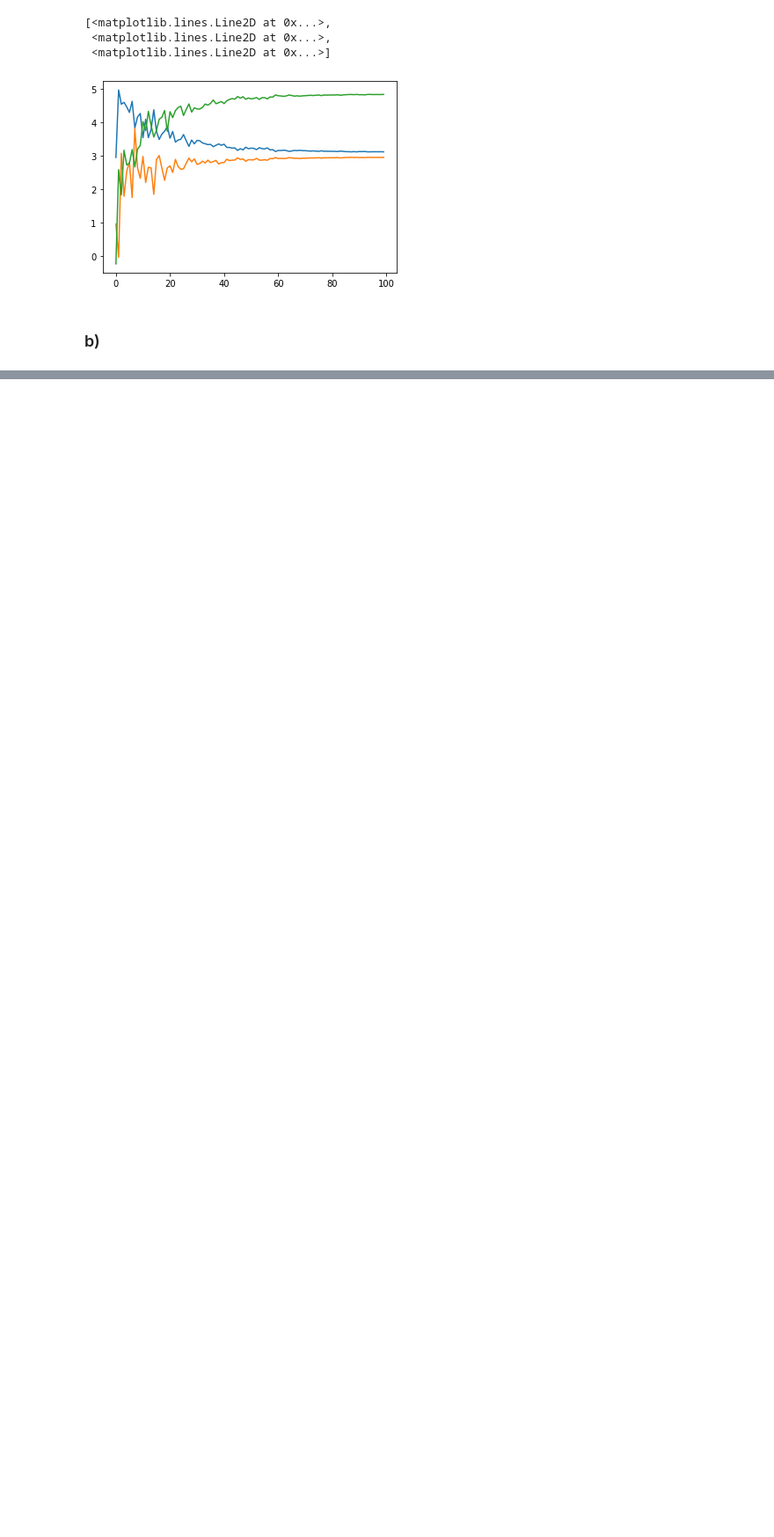
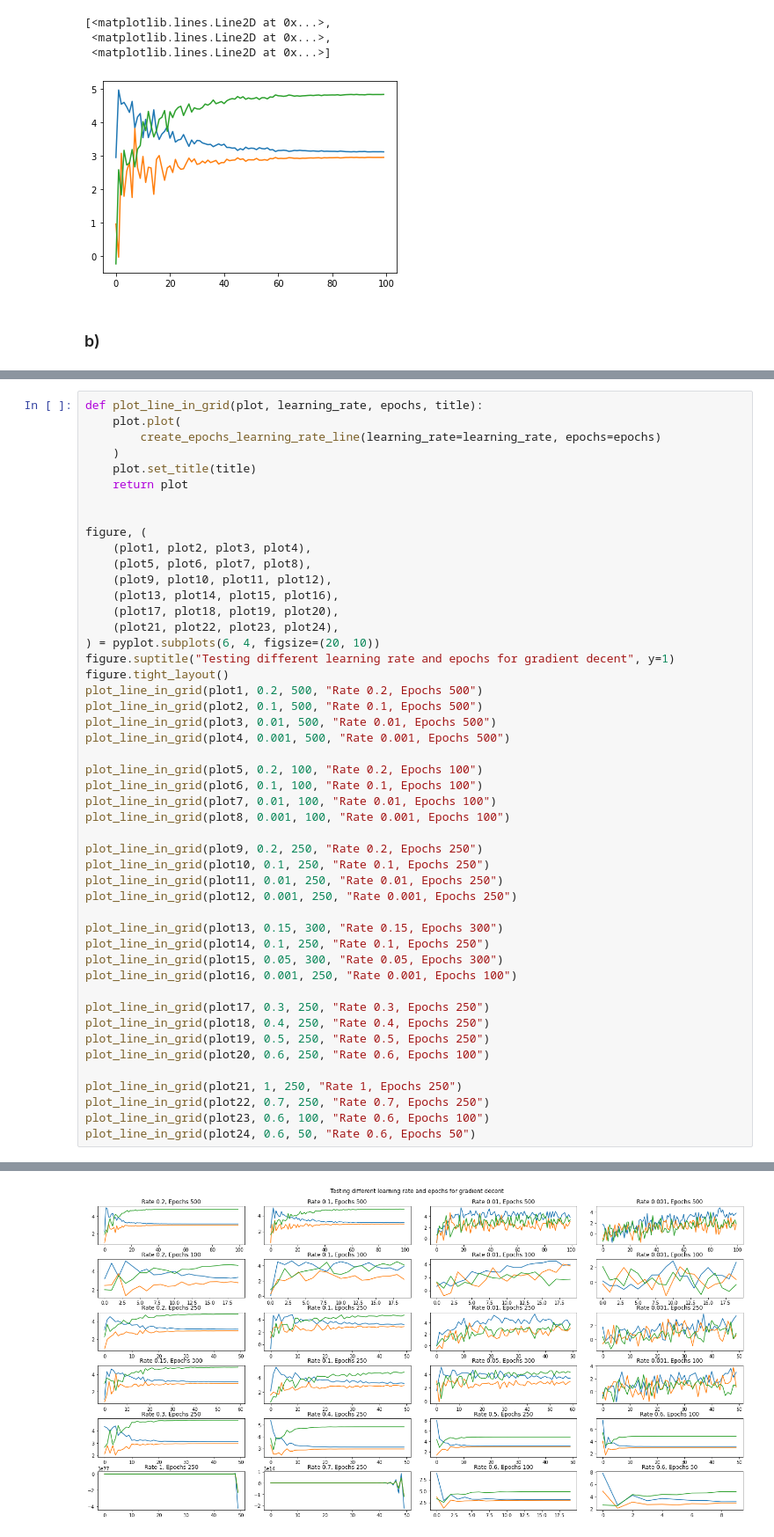
Before and after one commit to felix-tjernberg/machine-learning, a Jupyter notebook: exercises/exercise-1.ipynb, the cells around one changed output, grey strips where cells are left out. Shown at 88% size. Saved outputs shown, nothing was run; the diff lists cells and outputs as text; blank space fills up the shorter version.

```diff
--- a/exercises/exercise-1.ipynb
+++ b/exercises/exercise-1.ipynb
@@ -60,0 +66,49 @@ pyplot.plot(weights_for_epoch_in_epoch_list)
+# %%
+def plot_line_in_grid(plot, learning_rate, epochs, title):
+    plot.plot(
+        create_epochs_learning_rate_line(learning_rate=learning_rate, epochs=epochs)
+    )
+    plot.set_title(title)
+    return plot
+
+
+figure, (
+    (plot1, plot2, plot3, plot4),
+    (plot5, plot6, plot7, plot8),
+    (plot9, plot10, plot11, plot12),
+    (plot13, plot14, plot15, plot16),
+    (plot17, plot18, plot19, plot20),
+    (plot21, plot22, plot23, plot24),
+) = pyplot.subplots(6, 4, figsize=(20, 10))
+figure.suptitle("Testing different learning rate and epochs for gradient decent", y=1)
+figure.tight_layout()
+plot_line_in_grid(plot1, 0.2, 500, "Rate 0.2, Epochs 500")
+plot_line_in_grid(plot2, 0.1, 500, "Rate 0.1, Epochs 500")
+plot_line_in_grid(plot3, 0.01, 500, "Rate 0.01, Epochs 500")
+plot_line_in_grid(plot4, 0.001, 500, "Rate 0.001, Epochs 500")
+
+plot_line_in_grid(plot5, 0.2, 100, "Rate 0.2, Epochs 100")
+plot_line_in_grid(plot6, 0.1, 100, "Rate 0.1, Epochs 100")
+plot_line_in_grid(plot7, 0.01, 100, "Rate 0.01, Epochs 100")
+plot_line_in_grid(plot8, 0.001, 100, "Rate 0.001, Epochs 100")
+
+plot_line_in_grid(plot9, 0.2, 250, "Rate 0.2, Epochs 250")
+plot_line_in_grid(plot10, 0.1, 250, "Rate 0.1, Epochs 250")
+plot_line_in_grid(plot11, 0.01, 250, "Rate 0.01, Epochs 250")
+plot_line_in_grid(plot12, 0.001, 250, "Rate 0.001, Epochs 250")
+
+plot_line_in_grid(plot13, 0.15, 300, "Rate 0.15, Epochs 300")
+plot_line_in_grid(plot14, 0.1, 250, "Rate 0.1, Epochs 250")
+plot_line_in_grid(plot15, 0.05, 300, "Rate 0.05, Epochs 300")
+plot_line_in_grid(plot16, 0.001, 250, "Rate 0.001, Epochs 100")
+
+plot_line_in_grid(plot17, 0.3, 250, "Rate 0.3, Epochs 250")
+plot_line_in_grid(plot18, 0.4, 250, "Rate 0.4, Epochs 250")
+plot_line_in_grid(plot19, 0.5, 250, "Rate 0.5, Epochs 250")
+plot_line_in_grid(plot20, 0.6, 250, "Rate 0.6, Epochs 100")
+
+plot_line_in_grid(plot21, 1, 250, "Rate 1, Epochs 250")
+plot_line_in_grid(plot22, 0.7, 250, "Rate 0.7, Epochs 250")
+plot_line_in_grid(plot23, 0.6, 100, "Rate 0.6, Epochs 100")
+plot_line_in_grid(plot24, 0.6, 50, "Rate 0.6, Epochs 50")
+# %% [output]
@@ -60,0 +116 @@ pyplot.plot(weights_for_epoch_in_epoch_list)
+[figure, added]
```
Also changed, not shown: parts of 7 cells of this notebook.
